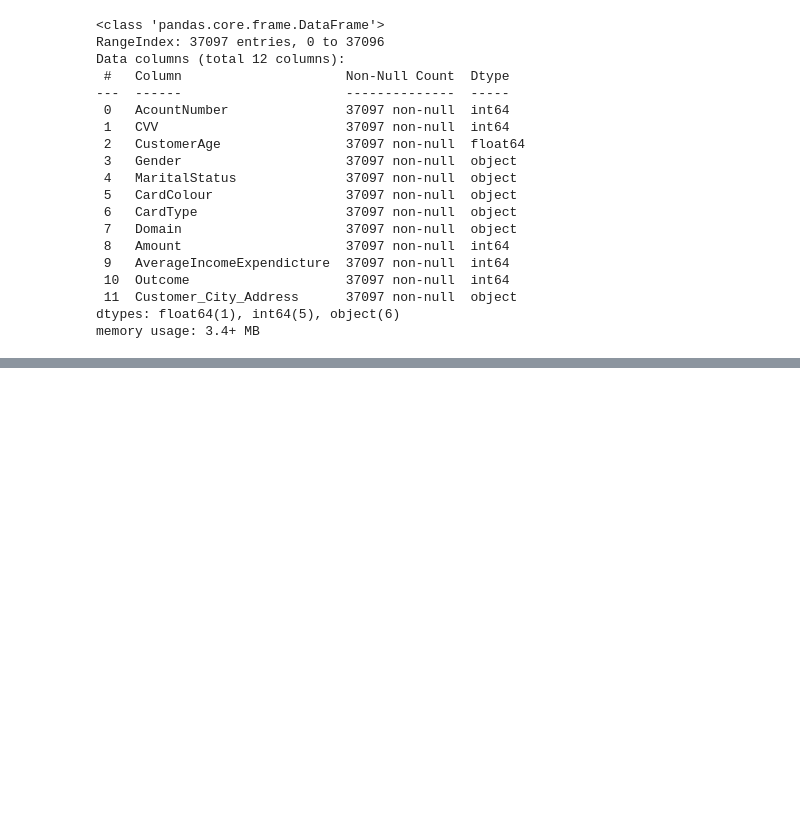
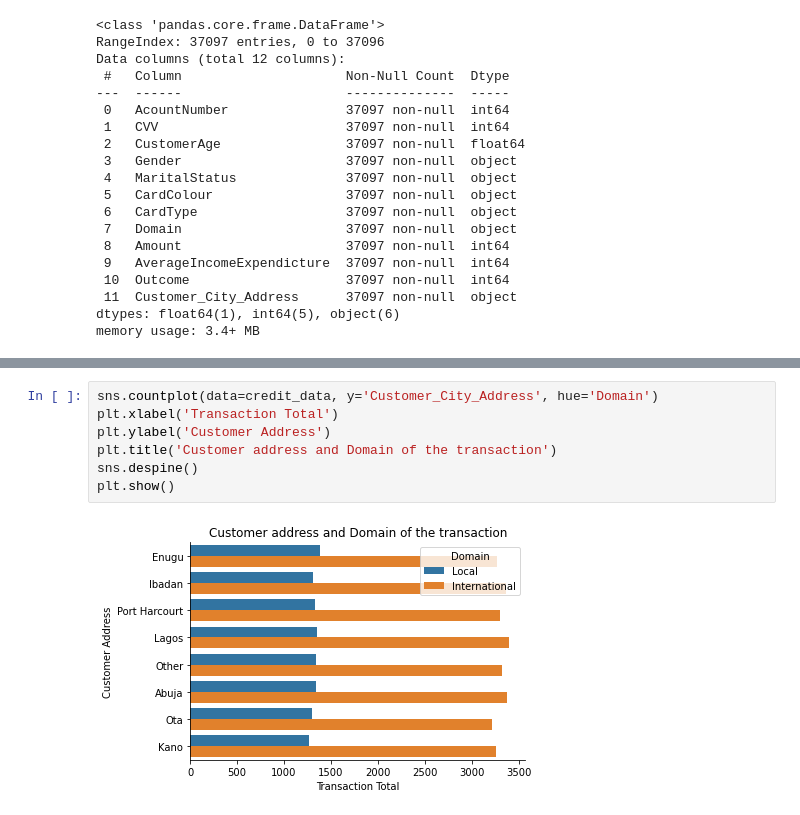
Before and after one commit to ktherron/DataScienceCapstone, a Jupyter notebook: credit_data_eda.ipynb, the cells around one changed output, grey strips where cells are left out. Saved outputs shown, nothing was run; the diff lists cells and outputs as text; blank space fills up the shorter version.

```diff
--- a/credit_data_eda.ipynb
+++ b/credit_data_eda.ipynb
@@ -49,0 +60,9 @@ credit_data.head()
+# %%
+sns.countplot(data=credit_data, y='Customer_City_Address', hue='Domain')
+plt.xlabel('Transaction Total')
+plt.ylabel('Customer Address')
+plt.title('Customer address and Domain of the transaction')
+sns.despine()
+plt.show()
+# %% [output]
+[figure, added]
```
Also changed, not shown: parts of 11 cells of this notebook.
